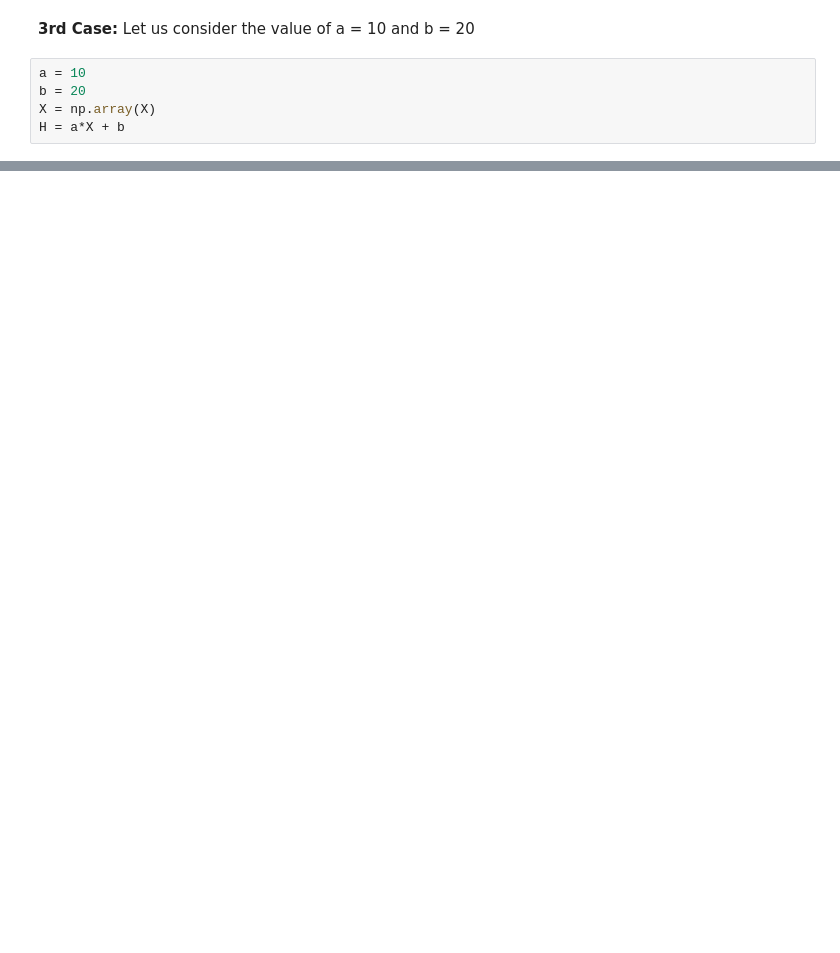
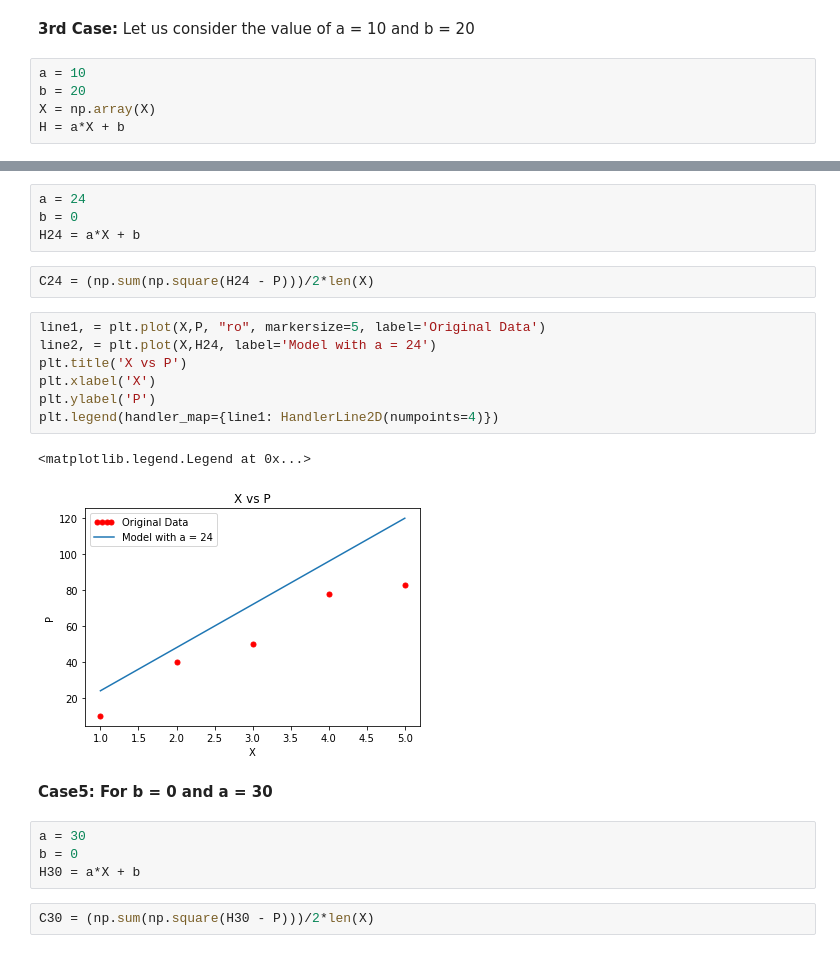
Before and after one commit to mohendra/My_Projects, a Jupyter notebook: LR/Linear_regre.ipynb, the cells around one changed output, grey strips where cells are left out. Drawn from its saved outputs; the diff is of its cells as text; blank space fills up the shorter version.

```diff
--- a/LR/Linear_regre.ipynb
+++ b/LR/Linear_regre.ipynb
@@ -63,0 +145,24 @@ In this case we will use a simple cost fucntion, called **square error function*
+# %%
+a = 24
+b = 0
+H24 = a*X + b
+# %%
+C24 = (np.sum(np.square(H24 - P)))/2*len(X)
+# %%
+line1, = plt.plot(X,P, "ro", markersize=5, label='Original Data')
+line2, = plt.plot(X,H24, label='Model with a = 24')
+plt.title('X vs P')
+plt.xlabel('X')
+plt.ylabel('P')
+plt.legend(handler_map={line1: HandlerLine2D(numpoints=4)})
+# %% [output]
+<matplotlib.legend.Legend at 0x...>
+[figure, added]
+# %% [markdown]
+**Case5: For b = 0 and a = 30**
+# %%
+a = 30
+b = 0
+H30 = a*X + b
+# %%
+C30 = (np.sum(np.square(H30 - P)))/2*len(X)
```
Also changed, not shown: parts of 28 cells of this notebook, 2 other files.
